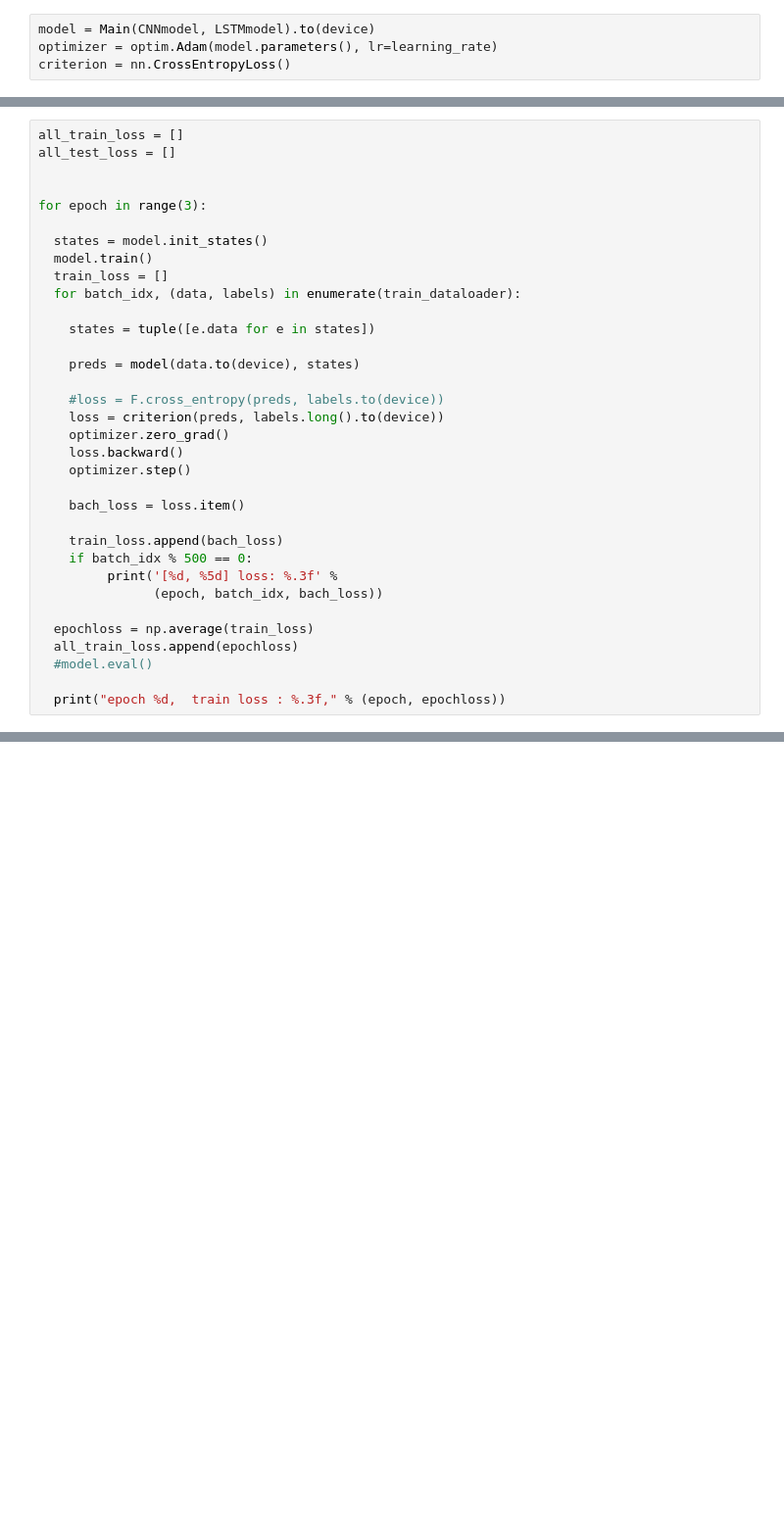
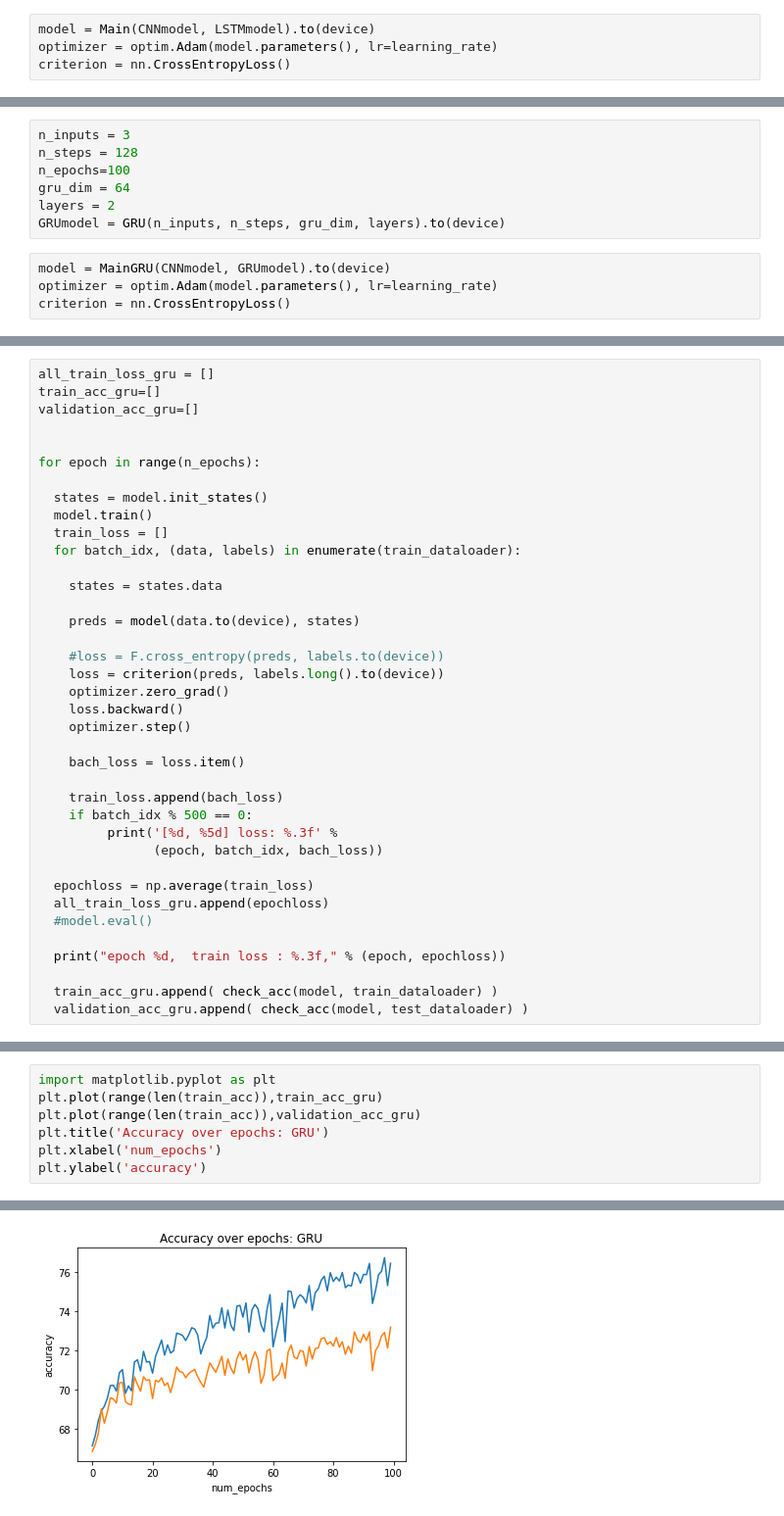
Before and after one commit to yonbrand/Gait-Recognition, a Jupyter notebook: gait_identification.ipynb, the cells around one changed output, grey strips where cells are left out. Shown at 98% size. Saved outputs shown, nothing was run; the diff lists cells and outputs as text; blank space fills up the shorter version.

```diff
--- a/gait_identification.ipynb
+++ b/gait_identification.ipynb
@@ -211,0 +363,11 @@ criterion = nn.CrossEntropyLoss()
+# %%
+n_inputs = 3
+n_steps = 128
+n_epochs=100
+gru_dim = 64
+layers = 2
+GRUmodel = GRU(n_inputs, n_steps, gru_dim, layers).to(device)
+# %%
+model = MainGRU(CNNmodel, GRUmodel).to(device)
+optimizer = optim.Adam(model.parameters(), lr=learning_rate)
+criterion = nn.CrossEntropyLoss()
@@ -212,16 +406,17 @@ criterion = nn.CrossEntropyLoss()
 # %%
-all_train_loss = []
-all_test_loss = []
+all_train_loss_gru = []
+train_acc_gru=[]
+validation_acc_gru=[]
 
 
-for epoch in range(3):
+for epoch in range(n_epochs):
 
   states = model.init_states()
   model.train()
   train_loss = []
   for batch_idx, (data, labels) in enumerate(train_dataloader):
 
-    states = tuple([e.data for e in states])
+    states = states.data
 
     preds = model(data.to(device), states)
 
@@ -239,8 +434,11 @@ for epoch in range(3):
                (epoch, batch_idx, bach_loss))
 
   epochloss = np.average(train_loss)
-  all_train_loss.append(epochloss)
+  all_train_loss_gru.append(epochloss)
   #model.eval()
 
   print("epoch %d,  train loss : %.3f," % (epoch, epochloss))
+
+  train_acc_gru.append( check_acc(model, train_dataloader) )
+  validation_acc_gru.append( check_acc(model, test_dataloader) )
 # %% [output]
@@ -255,0 +467,8 @@ epoch 2,  train loss : 0.196,
+# %%
+import matplotlib.pyplot as plt
+plt.plot(range(len(train_acc)),train_acc_gru)
+plt.plot(range(len(train_acc)),validation_acc_gru)
+plt.title('Accuracy over epochs: GRU')
+plt.xlabel('num_epochs')
+plt.ylabel('accuracy')
+# %% [output]
@@ -255,0 +476 @@ epoch 2,  train loss : 0.196,
+[figure, added]
```
Also changed, not shown: parts of 29 cells of this notebook.
